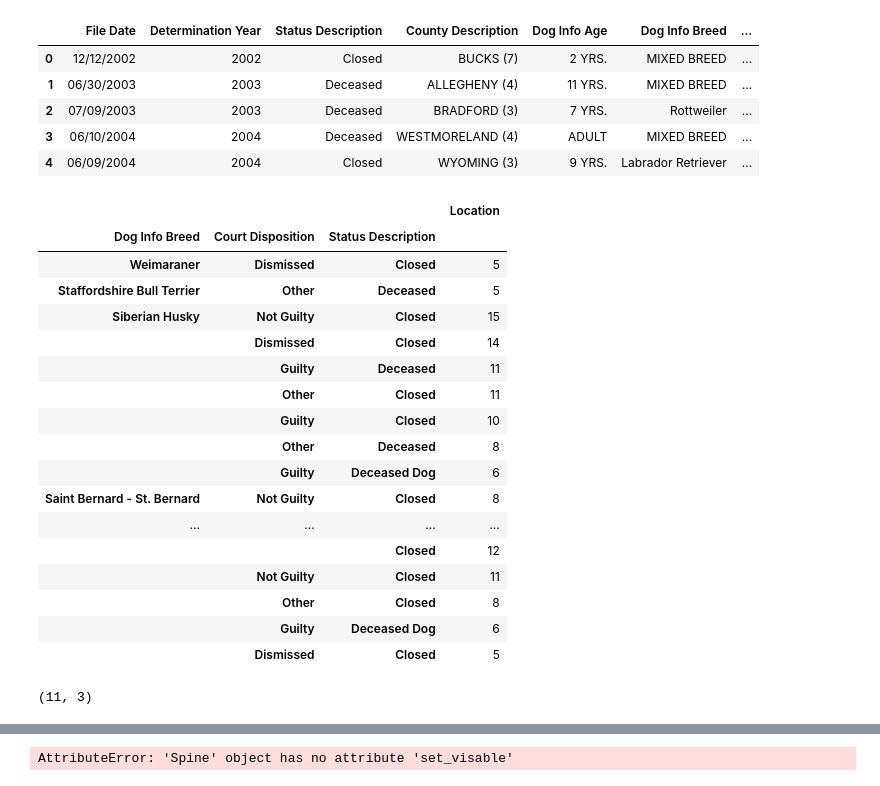
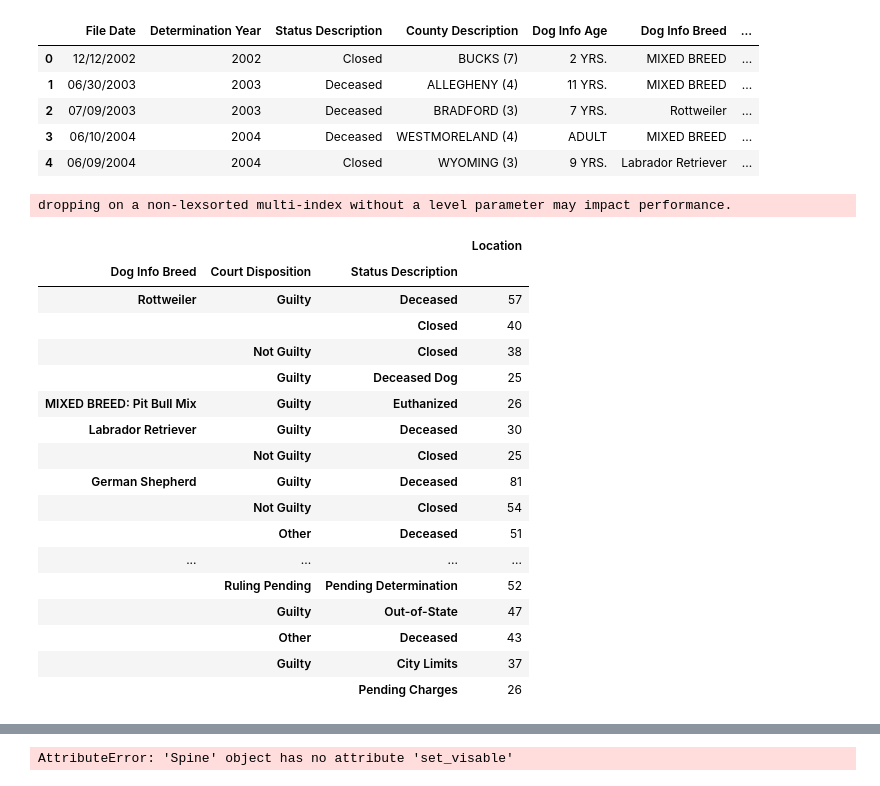
Before and after one commit to DanielleRomanoff/DS-Unit-1-Project_Dog_Bites, a Jupyter notebook: Dog Bites Project.ipynb, the cells around one changed output, grey strips where cells are left out. Cells and saved outputs as stored; diff of their text form; code cells hidden in the pictures.

```diff
--- a/Dog Bites Project.ipynb
+++ b/Dog Bites Project.ipynb
@@ -89,30 +129,26 @@ pa_data.head()
 # %%
 pa_data_new = pa_data.groupby(['Dog Info Breed', 'Court Disposition', 'Status Description']).count().sort_values(by = ['Dog Info Breed', 'Location'], ascending = False)
 pa_data_modified = pa_data_new.drop(index = ['UNKNOWN', 'OTHER', 'MIXED BREED', 'Mastiff'])
-pa_bite_data = pa_data_modified[pa_data_modified['Location'] >= 5]
+pa_bite_data = pa_data_modified[pa_data_modified['Location'] >= 25]
 pa_bite_final = pd.DataFrame(pa_bite_data, columns = ['Location'])
 pa_bite_final
 # %% [output]
+dropping on a non-lexsorted multi-index without a level parameter may impact performance.
 |  |  |  | Location |
 | Dog Info Breed | Court Disposition | Status Description |  |
-| Weimaraner | Dismissed | Closed | 5 |
-| Staffordshire Bull Terrier | Other | Deceased | 5 |
-| Siberian Husky | Not Guilty | Closed | 15 |
-|  | Dismissed | Closed | 14 |
-|  | Guilty | Deceased | 11 |
-|  | Other | Closed | 11 |
-|  | Guilty | Closed | 10 |
-|  | Other | Deceased | 8 |
-|  | Guilty | Deceased Dog | 6 |
-| Saint Bernard - St. Bernard | Not Guilty | Closed | 8 |
+| Rottweiler | Guilty | Deceased | 57 |
+|  |  | Closed | 40 |
+|  | Not Guilty | Closed | 38 |
+|  | Guilty | Deceased Dog | 25 |
+| MIXED BREED: Pit Bull Mix | Guilty | Euthanized | 26 |
+| Labrador Retriever | Guilty | Deceased | 30 |
+|  | Not Guilty | Closed | 25 |
+| German Shepherd | Guilty | Deceased | 81 |
+|  | Not Guilty | Closed | 54 |
+|  | Other | Deceased | 51 |
 | ... | ... | ... | ... |
-|  |  | Closed | 12 |
-|  | Not Guilty | Closed | 11 |
-|  | Other | Closed | 8 |
-|  | Guilty | Deceased Dog | 6 |
-|  | Dismissed | Closed | 5 |
+|  | Ruling Pending | Pending Determination | 52 |
+|  | Guilty | Out-of-State | 47 |
+|  | Other | Deceased | 43 |
+|  | Guilty | City Limits | 37 |
+|  |  | Pending Charges | 26 |
-# %%
-reasons_data = pd.read_csv('https://raw.githubusercontent.com/DanielleRomanoff/DS-Unit-1-Project_Dog_Bites/master/Reasons%20for%20bites%20with%20interpretation.csv')
-reasons_data.shape
-# %% [output]
-(11, 3)
```
Also changed, not shown: parts of 13 cells of this notebook.
